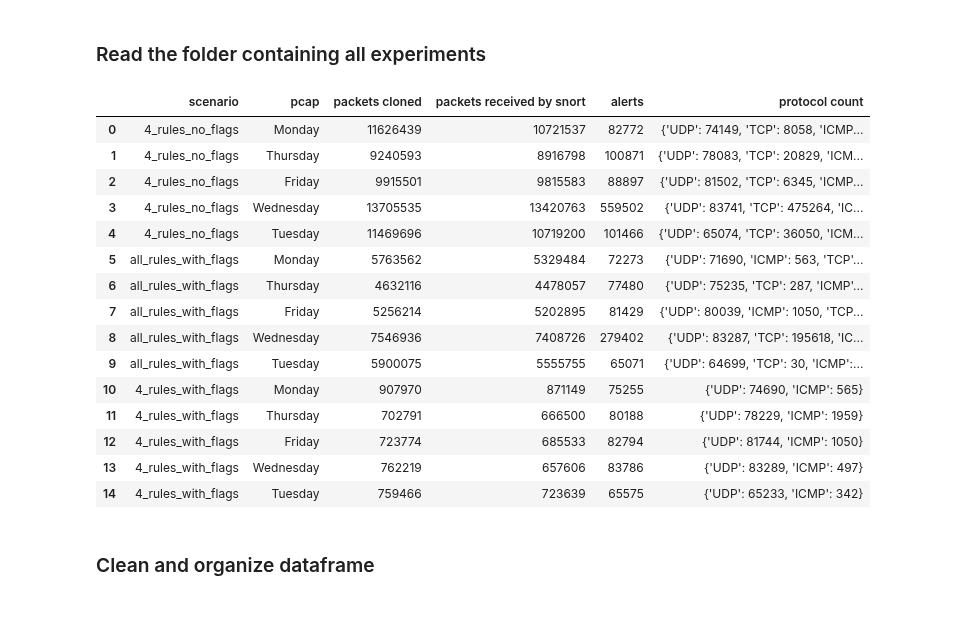
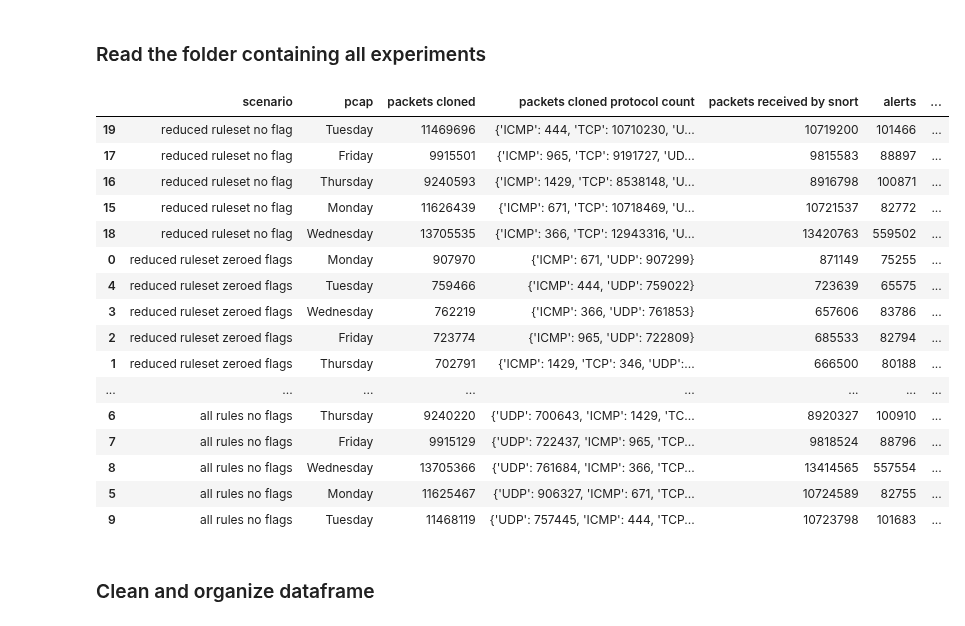
Before and after one commit to HenriqueBBrum/Network-Wide-Rule-Orchestrator, a Jupyter notebook: testing/solution_analysis/rules.ipynb, the cells around one changed output. Drawn from its saved outputs; the diff is of its cells as text; code cells hidden in the pictures.

```diff
--- a/testing/solution_analysis/rules.ipynb
+++ b/testing/solution_analysis/rules.ipynb
@@ -10,11 +12,18 @@ import re
 ### Read packets processed by the switch and the number of packets sent to the NIDS
 # %%
 def read_sw_info(filepath):
-    packets_processed, packets_cloned = 0, 0
     try:
         with open(filepath) as file:
+            protocol_dict = {"\\x01": "ICMP", "\\x06": "TCP", "\\x11": "UDP"}
+
             previous_line = ""
+            protocol = ""
             get_cloned_data, get_processed_data = False, False
+            get_cloned_packets = False
+
+            packets_processed, packets_cloned = 0, 0
+            packets_cloned_by_protocol = {}
+
             for line in file:
                 if "Counter name:  MyEgress.cloned_to_ids" in previous_line and "Index (port):  index: 2" in line:
                     get_cloned_data = True
@@ -30,10 +39,21 @@ def read_sw_info(filepath):
                     packets_processed = int(line.split()[1])
                     get_processed_data = False
 
+                if "MyIngress.ipv4_nids meta.protocol" in line:
+                    protocol = protocol_dict[re.search('protocol b\'(.+?)\'', line).group(1)]
+                    get_cloned_packets = True
+
+                if "packet_count" in line and get_cloned_packets == True:
+                    if protocol in packets_cloned_by_protocol:
+                        packets_cloned_by_protocol[protocol]+=int(line.split()[1])
+                    else:
+                        packets_cloned_by_protocol[protocol]=int(line.split()[1])
+                    get_cloned_packets = False
+
                 previous_line = line
     except Exception as e:
         print(e)
-    return packets_cloned, packets_processed
+    return packets_cloned, packets_processed, packets_cloned_by_protocol
 # %% [markdown]
 ### Read amount of alerts
 # %%
@@ -68,43 +89,49 @@ def read_Snort_info(filepath):
 # %%
 input_folder = "/home/ubuntu/p4-ddos/brum-p4/results/rules_analysis"
 
 data = []
 for scenario in os.listdir(input_folder):
     if os.path.isfile(os.path.join(input_folder, scenario)):
         continue
 
     for experiment_round in os.listdir(os.path.join(input_folder, scenario)):
 
         if "1" not in experiment_round: # Read only one round of each pcap
             continue
 
         exp = experiment_round.split("_")
         abs_path = os.path.join(input_folder, scenario, experiment_round)
 
-        packets_cloned, packets_processed = read_sw_info(os.path.join(abs_path, "stdout_output.txt"))
+        packets_cloned, packets_processed, packets_cloned_by_protocol= read_sw_info(os.path.join(abs_path, "stdout_output.txt"))
         num_alerts, protocol_count = read_alerts_info(os.path.join(abs_path, "eth0/alert_json.txt"))
         packets_received_Snort = read_Snort_info(os.path.join(abs_path, "eth0/perf_monitor_base.csv"))
 
-        data.append([scenario, exp[0], packets_cloned, packets_received_Snort, num_alerts, protocol_count])
+        data.append([scenario, exp[0], packets_cloned, packets_cloned_by_protocol, packets_received_Snort, num_alerts, protocol_count])
 
-complete_df = pd.DataFrame(data, columns=["scenario","pcap","packets cloned","packets received by snort","alerts", "protocol count"])
+complete_df = pd.DataFrame(data, columns=["scenario","pcap","packets cloned", "packets cloned protocol count", "packets received by snort","alerts", "alerts protocol count"])
+
+complete_df["scenario"] = complete_df.scenario.str.replace("_", " ")
+
+scenario_order = {"reduced ruleset no flag":0, "reduced ruleset zeroed flags":1, "all rules original flags": 2, "all rules no flags":3}
+complete_df.sort_values(by=['scenario'], inplace=True, key=lambda x: x.map(scenario_order))
 display(complete_df)
 # %% [output]
-|  | scenario | pcap | packets cloned | packets received by snort | alerts | protocol count |
-| 0 | 4_rules_no_flags | Monday | 11626439 | 10721537 | 82772 | {'UDP': 74149, 'TCP': 8058, 'ICMP... |
-| 1 | 4_rules_no_flags | Thursday | 9240593 | 8916798 | 100871 | {'UDP': 78083, 'TCP': 20829, 'ICM... |
-| 2 | 4_rules_no_flags | Friday | 9915501 | 9815583 | 88897 | {'UDP': 81502, 'TCP': 6345, 'ICMP... |
-| 3 | 4_rules_no_flags | Wednesday | 13705535 | 13420763 | 559502 | {'UDP': 83741, 'TCP': 475264, 'IC... |
-| 4 | 4_rules_no_flags | Tuesday | 11469696 | 10719200 | 101466 | {'UDP': 65074, 'TCP': 36050, 'ICM... |
-| 5 | all_rules_with_flags | Monday | 5763562 | 5329484 | 72273 | {'UDP': 71690, 'ICMP': 563, 'TCP'... |
-| 6 | all_rules_with_flags | Thursday | 4632116 | 4478057 | 77480 | {'UDP': 75235, 'TCP': 287, 'ICMP'... |
-| 7 | all_rules_with_flags | Friday | 5256214 | 5202895 | 81429 | {'UDP': 80039, 'ICMP': 1050, 'TCP... |
-| 8 | all_rules_with_flags | Wednesday | 7546936 | 7408726 | 279402 | {'UDP': 83287, 'TCP': 195618, 'IC... |
-| 9 | all_rules_with_flags | Tuesday | 5900075 | 5555755 | 65071 | {'UDP': 64699, 'TCP': 30, 'ICMP':... |
-| 10 | 4_rules_with_flags | Monday | 907970 | 871149 | 75255 | {'UDP': 74690, 'ICMP': 565} |
-| 11 | 4_rules_with_flags | Thursday | 702791 | 666500 | 80188 | {'UDP': 78229, 'ICMP': 1959} |
-| 12 | 4_rules_with_flags | Friday | 723774 | 685533 | 82794 | {'UDP': 81744, 'ICMP': 1050} |
-| 13 | 4_rules_with_flags | Wednesday | 762219 | 657606 | 83786 | {'UDP': 83289, 'ICMP': 497} |
-| 14 | 4_rules_with_flags | Tuesday | 759466 | 723639 | 65575 | {'UDP': 65233, 'ICMP': 342} |
+|  | scenario | pcap | packets cloned | packets cloned protocol count | packets received by snort | alerts | ... |
+| 19 | reduced ruleset no flag | Tuesday | 11469696 | {'ICMP': 444, 'TCP': 10710230, 'U... | 10719200 | 101466 | ... |
+| 17 | reduced ruleset no flag | Friday | 9915501 | {'ICMP': 965, 'TCP': 9191727, 'UD... | 9815583 | 88897 | ... |
+| 16 | reduced ruleset no flag | Thursday | 9240593 | {'ICMP': 1429, 'TCP': 8538148, 'U... | 8916798 | 100871 | ... |
+| 15 | reduced ruleset no flag | Monday | 11626439 | {'ICMP': 671, 'TCP': 10718469, 'U... | 10721537 | 82772 | ... |
+| 18 | reduced ruleset no flag | Wednesday | 13705535 | {'ICMP': 366, 'TCP': 12943316, 'U... | 13420763 | 559502 | ... |
+| 0 | reduced ruleset zeroed flags | Monday | 907970 | {'ICMP': 671, 'UDP': 907299} | 871149 | 75255 | ... |
+| 4 | reduced ruleset zeroed flags | Tuesday | 759466 | {'ICMP': 444, 'UDP': 759022} | 723639 | 65575 | ... |
+| 3 | reduced ruleset zeroed flags | Wednesday | 762219 | {'ICMP': 366, 'UDP': 761853} | 657606 | 83786 | ... |
+| 2 | reduced ruleset zeroed flags | Friday | 723774 | {'ICMP': 965, 'UDP': 722809} | 685533 | 82794 | ... |
+| 1 | reduced ruleset zeroed flags | Thursday | 702791 | {'ICMP': 1429, 'TCP': 346, 'UDP':... | 666500 | 80188 | ... |
+| ... | ... | ... | ... | ... | ... | ... | ... |
+| 6 | all rules no flags | Thursday | 9240220 | {'UDP': 700643, 'ICMP': 1429, 'TC... | 8920327 | 100910 | ... |
+| 7 | all rules no flags | Friday | 9915129 | {'UDP': 722437, 'ICMP': 965, 'TCP... | 9818524 | 88796 | ... |
+| 8 | all rules no flags | Wednesday | 13705366 | {'UDP': 761684, 'ICMP': 366, 'TCP... | 13414565 | 557554 | ... |
+| 5 | all rules no flags | Monday | 11625467 | {'UDP': 906327, 'ICMP': 671, 'TCP... | 10724589 | 82755 | ... |
+| 9 | all rules no flags | Tuesday | 11468119 | {'UDP': 757445, 'ICMP': 444, 'TCP... | 10723798 | 101683 | ... |
 # %% [markdown]
 ### Clean and organize dataframe
```
Also changed, not shown: parts of 8 cells of this notebook, 37 other files.
